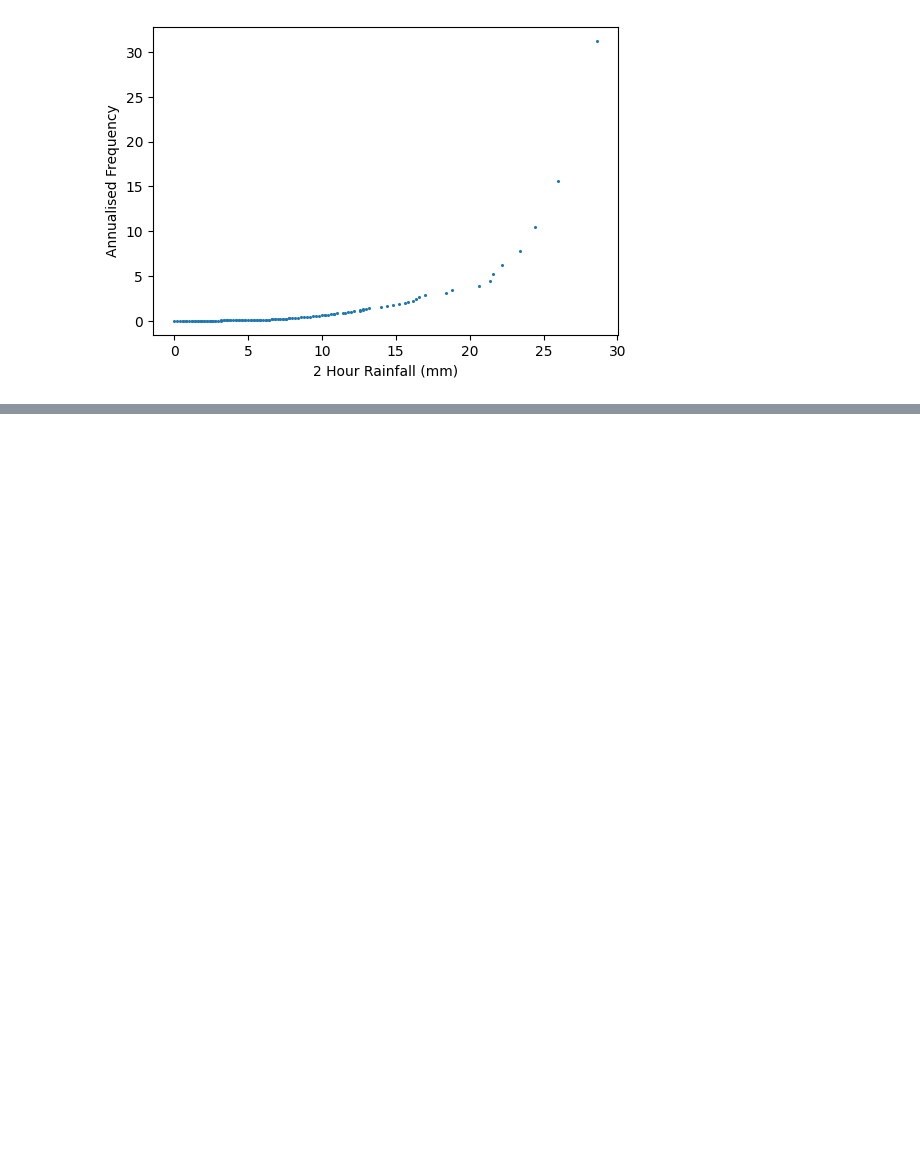
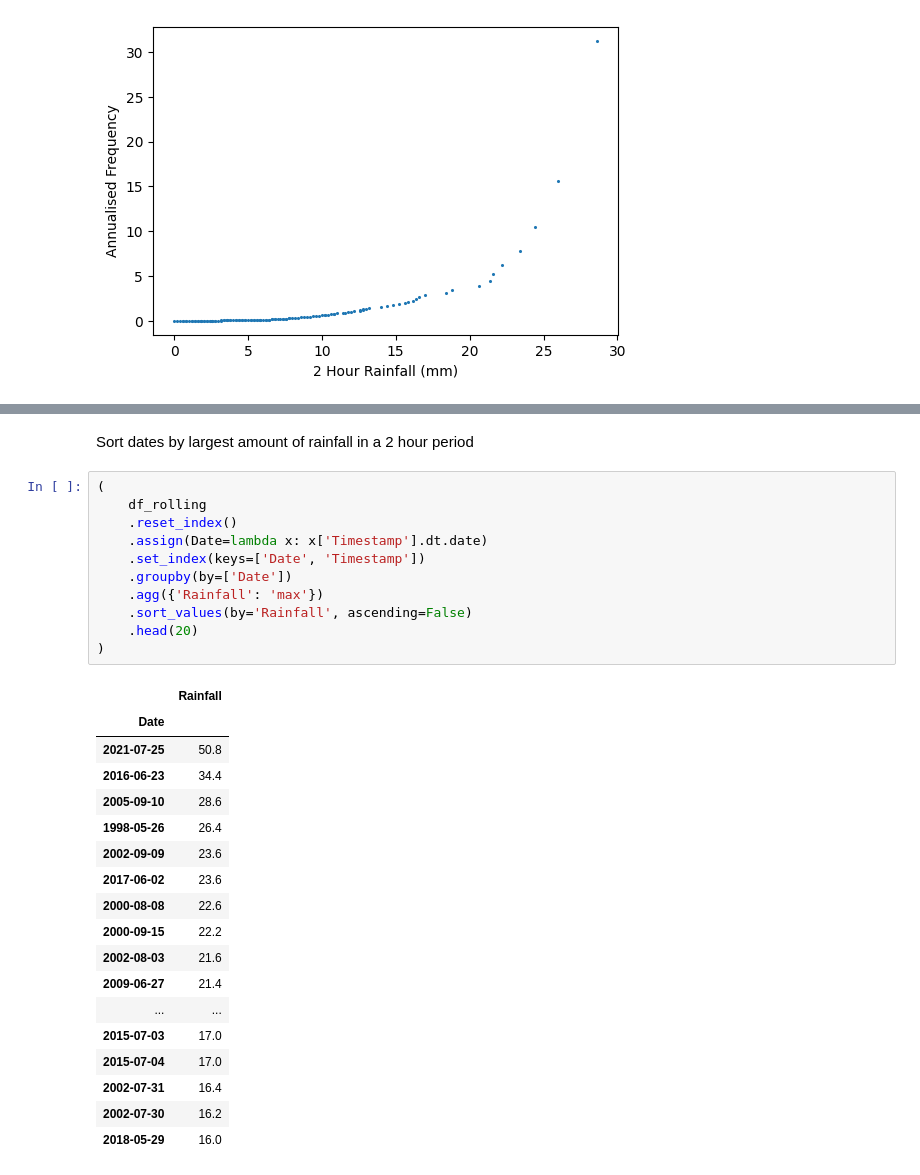
Before and after one commit to blaahhrrgg/rainfall, a Jupyter notebook: 02 - Rainfall Data Analysis.ipynb, the cells around one changed output, grey strips where cells are left out. Saved outputs shown, nothing was run; the diff lists cells and outputs as text; blank space fills up the shorter version.

```diff
--- a/02 - Rainfall Data Analysis.ipynb
+++ b/02 - Rainfall Data Analysis.ipynb
@@ -347,0 +384,32 @@ Text(0.5, 0, '2 Hour Rainfall (mm)')
+# %% [markdown]
+Sort dates by largest amount of rainfall in a 2 hour period
+# %%
+(
+    df_rolling
+    .reset_index()
+    .assign(Date=lambda x: x['Timestamp'].dt.date)
+    .set_index(keys=['Date', 'Timestamp'])
+    .groupby(by=['Date'])
+    .agg({'Rainfall': 'max'})
+    .sort_values(by='Rainfall', ascending=False)
+    .head(20)
+)
+# %% [output]
+|  | Rainfall |
+| Date |  |
+| 2021-07-25 | 50.8 |
+| 2016-06-23 | 34.4 |
+| 2005-09-10 | 28.6 |
+| 1998-05-26 | 26.4 |
+| 2002-09-09 | 23.6 |
+| 2017-06-02 | 23.6 |
+| 2000-08-08 | 22.6 |
+| 2000-09-15 | 22.2 |
+| 2002-08-03 | 21.6 |
+| 2009-06-27 | 21.4 |
+| ... | ... |
+| 2015-07-03 | 17.0 |
+| 2015-07-04 | 17.0 |
+| 2002-07-31 | 16.4 |
+| 2002-07-30 | 16.2 |
+| 2018-05-29 | 16.0 |
```
Also changed, not shown: parts of 7 cells of this notebook.
